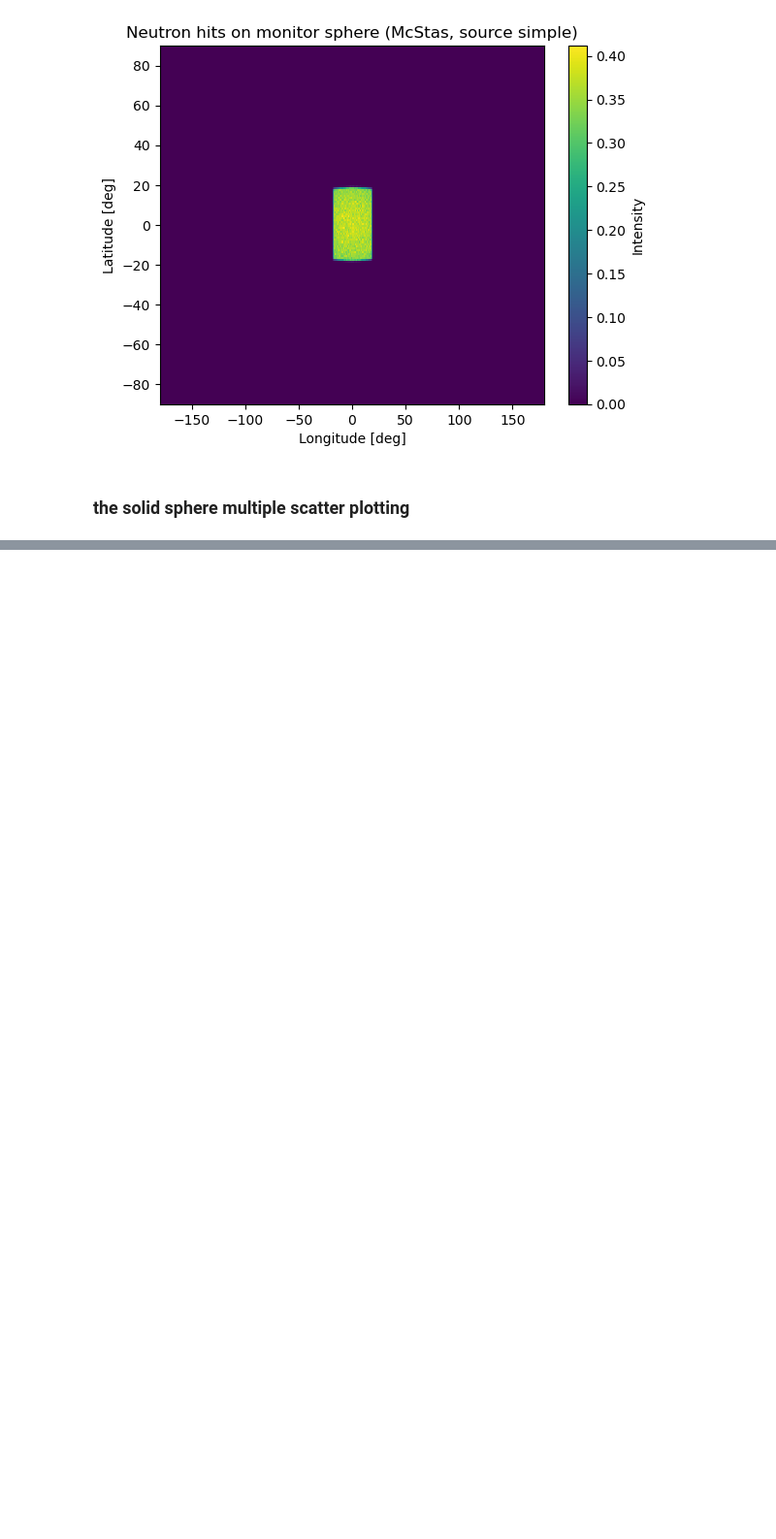
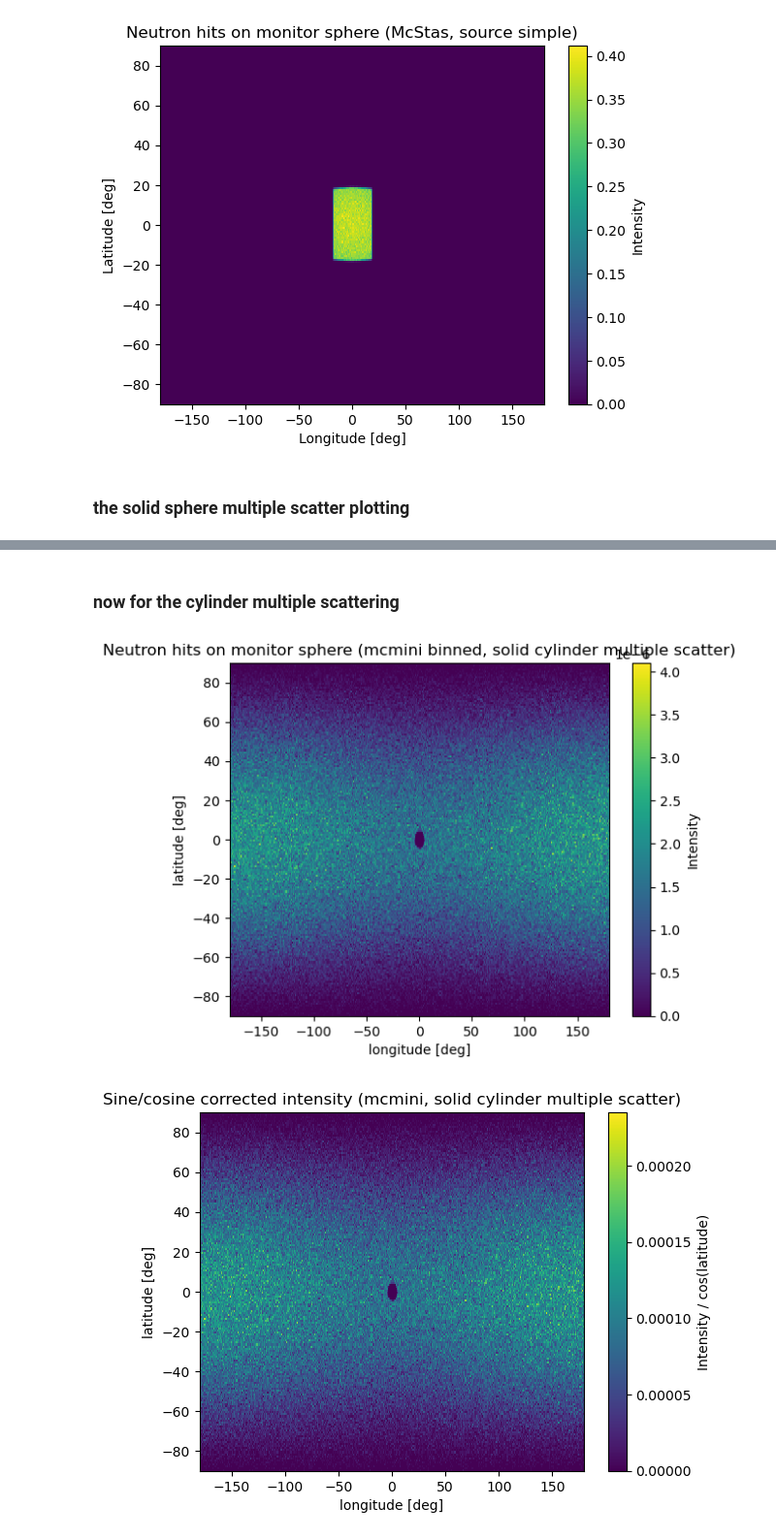
Before and after one commit to tinyThyssen/bachelor_project, a Jupyter notebook: mcmini_verification/mcmini_verification.ipynb, the cells around one changed output, grey strips where cells are left out. Shown at 97% size. Saved outputs shown, nothing was run; the diff lists cells and outputs as text; code cells hidden in the pictures; blank space fills up the shorter version.

```diff
--- a/mcmini_verification/mcmini_verification.ipynb
+++ b/mcmini_verification/mcmini_verification.ipynb
@@ -560,0 +580,68 @@ plt.show()
+# %% [markdown]
+### now for the cylinder multiple scattering
+# %%
+# data from sphere monitor (binned) and source simple
+mcmini_binned_path = Path("/Users/christian/Documents/Study/bachelor_project/mcmini/solid_cylinder_multiple_scatter.csv")
+if not mcmini_binned_path.is_file():
+    raise FileNotFoundError(f"Expected hit file at {mcmini_binned_path}")
+# extract binned data
+
+nx, ny = 360, 180
+binned_data = np.loadtxt(mcmini_binned_path, delimiter=',', comments='#')
+col_counts = binned_data[:, 2]
+H = col_counts.reshape((ny, nx))  # (latitude bins, longitude bins)
+
+extent = [-180, 180, -90, 90]
+
+# sine dependence correction (build a 2D weight map that broadcasts to H)
+latitude = np.arange(-89,89,180)
+cos_angle = np.cos(np.radians(latitude))
+# create 180,360 array of sine values that varies only with latitude
+cos_correction = cos_angle[:, np.newaxis]  # shape (180, 1), will broadcast to (180, 360)
+H_corr = H / np.where(cos_correction == 0, np.nan, cos_correction)  # apply correction, avoid divide by zero
+
+
+plt.figure()
+plt.imshow(H, origin="lower", extent=extent, interpolation="nearest", aspect="auto")
+plt.xlabel("longitude [deg]")
+plt.ylabel("latitude [deg]")
+plt.colorbar(label="Intensity")
+plt.title("Neutron hits on monitor sphere (mcmini binned, solid cylinder multiple scatter)")
+plt.show()
+
+plt.figure()
+plt.imshow(H_corr, origin="lower", extent=extent, interpolation="nearest", aspect="auto")
+plt.xlabel("longitude [deg]")
+plt.ylabel("latitude [deg]")
+plt.colorbar(label="Intensity / cos(latitude)")
+plt.title("Sine/cosine corrected intensity (mcmini, solid cylinder multiple scatter)")
+plt.show()
+
+
+# plot from mcstas
+sphere_mon = ms.load_data("/Users/christian/Documents/Study/bachelor_project/mcmini_verification/cylinder_validation/solid_cylinder")[0]  # adjust index if needed
+meta = sphere_mon.metadata
+hits = sphere_mon.Intensity
+xmin, xmax, ymin, ymax = meta.limits
+extent = [xmin, xmax, ymin, ymax]
+Hmc = hits
+if Hmc.shape == (meta.dimension[0], meta.dimension[1]):
+    Hmc = Hmc.T
+plt.imshow(Hmc, origin="lower", extent=extent, interpolation="nearest", aspect="auto")
+plt.xlabel(meta.xlabel if hasattr(meta, "xlabel") else "phi [deg]")
+plt.ylabel(meta.ylabel if hasattr(meta, "ylabel") else "theta [deg]")
+plt.colorbar(label="Intensity")
+plt.title("Neutron hits on monitor sphere (McStas), solid cylinder multiple scatter")
+plt.show()
+
+Hmc_corr = Hmc / np.where(cos_correction == 0, np.nan, cos_correction)  # apply same sine correction to McStas data
+plt.figure()
+plt.imshow(Hmc_corr, origin="lower", extent=extent, interpolation="nearest", aspect="auto")
+plt.xlabel(meta.xlabel if hasattr(meta, "xlabel") else "phi [deg]")
+plt.ylabel(meta.ylabel if hasattr(meta, "ylabel") else "theta [deg]")
+plt.colorbar(label="Intensity / cos(latitude)")
+plt.title("Sine/cosine corrected intensity (McStas), solid cylinder multiple scatter")
+plt.show()
+# %% [output]
+[figure, added]
+[figure, added]
```
Also changed, not shown: parts of 4 cells of this notebook, 59 other files.
